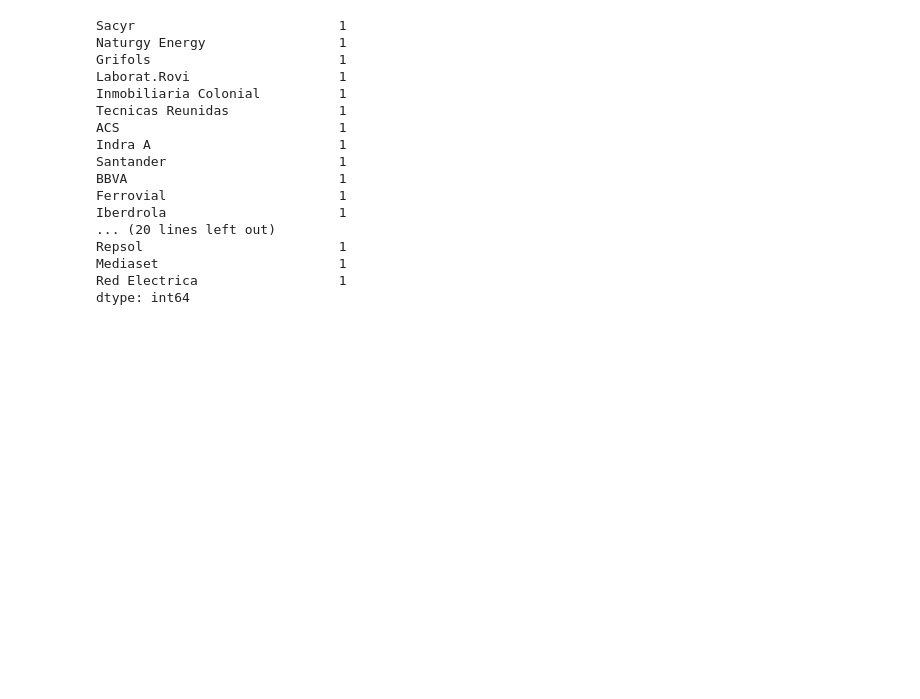
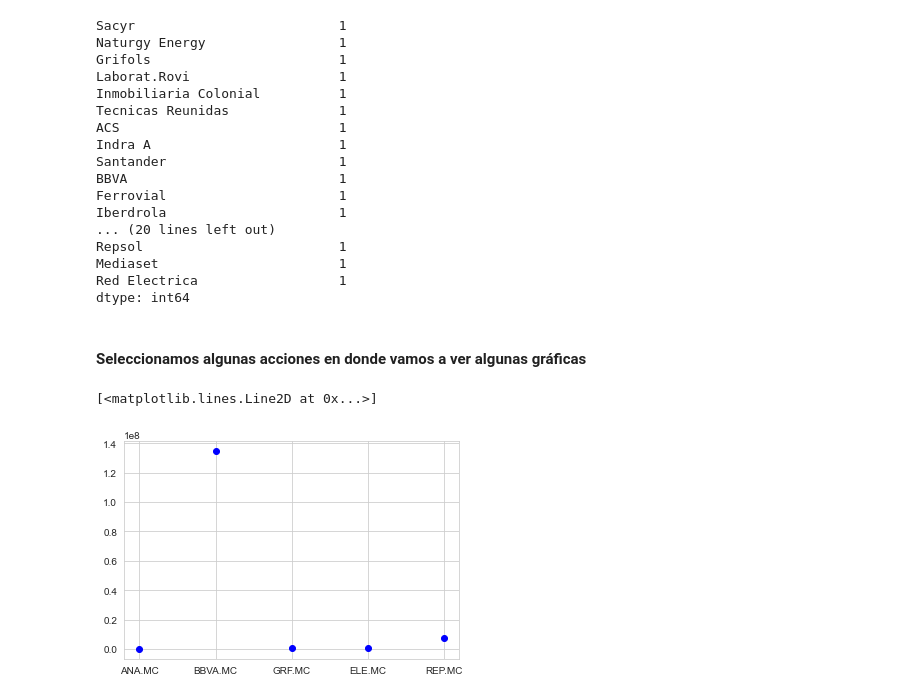
Before and after one commit to pptscdia2021/pp12021grupo8_a1-practica-profesionalizante-g8-a1, a Jupyter notebook: Segundo_Practico/CSV/visualizaciones_df.ipynb, the cells around one changed output. Saved outputs shown, nothing was run; the diff lists cells and outputs as text; code cells hidden in the pictures; blank space fills up the shorter version.

```diff
--- a/Segundo_Practico/CSV/visualizaciones_df.ipynb
+++ b/Segundo_Practico/CSV/visualizaciones_df.ipynb
@@ -207,3 +243,15 @@ Repsol                         1
 Mediaset                       1
 Red Electrica                  1
 dtype: int64
+# %% [markdown]
+#### Seleccionamos algunas acciones en donde vamos a ver algunas gráficas
+# %%
+x= df2['ticker'].values
+y= df2['Volume'].values
+
+
+
+plt.plot(x, y, 'o', color='blue')
+# %% [output]
+[<matplotlib.lines.Line2D at 0x...>]
+[figure, added]
```
Also changed, not shown: parts of 6 cells of this notebook.
